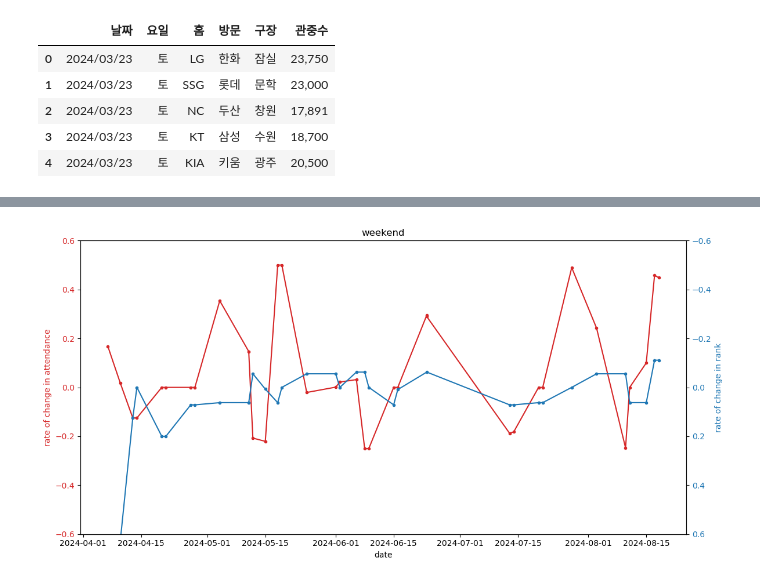
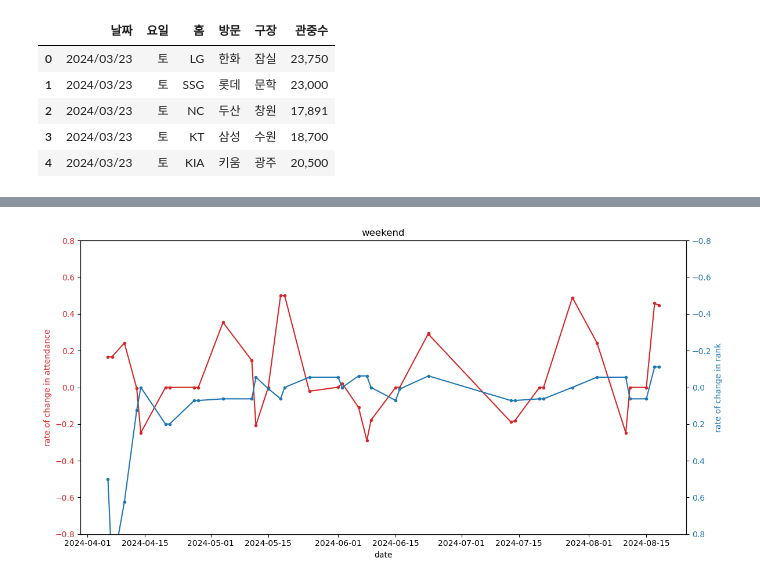
Before and after one commit to duddbs2002/team3, a Jupyter notebook: Youri/rollingwindow.ipynb, the cells around one changed output, grey strips where cells are left out. Saved outputs shown, nothing was run; the diff lists cells and outputs as text; code cells hidden in the pictures.

```diff
--- a/Youri/rollingwindow.ipynb
+++ b/Youri/rollingwindow.ipynb
@@ -132,3 +140,6 @@ hdata.set_index('일자', inplace=True) #다음 업데이트 오류
+# %%
+# 인덱스를 datetime 형식으로 변환
+hdata.index = pd.to_datetime(hdata.index, format='%Y.%m.%d')
 # %%
 # hdcc_week의 인덱스와 같은 인덱스를 가진 hdata 필터링
 filtered_hdata = hdata.loc[hdata.index.intersection(hdcc_week.index)]
@@ -166,6 +176,9 @@ hdcc_work['관중수 변화율'] = hdcc_work['변화율'].rolling(window=2).mean
 # %%
 # 변화율 계산
 filtered_hdata['변화율'] = filtered_hdata['순위'].pct_change()
+# %%
+# 롤링 윈도우 적용 (예: 7일 롤링 윈도우)
+hdcc_week['관중수 변화율'] = hdcc_week['변화율'].rolling(window=2).mean()
 # %%
 # 롤링 윈도우 적용 (예: 7일 롤링 윈도우)
 filtered_hdata['롤링 변화율'] = filtered_hdata['변화율'].rolling(window=2).mean()
@@ -176,34 +222,34 @@ hdcc_week = hdcc_week.sort_index()
 
 # 결측치가 있는지 확인하고 제거
 filtered_hdata = filtered_hdata.dropna(subset=['롤링 변화율'])
-hdcc_week = hdcc_week.dropna(subset=['관중수 변화율'])
+hdcc_work = hdcc_week.dropna(subset=['관중수 변화율'])
 
 # 시각화
 fig, ax1 = plt.subplots(figsize=(12, 6))
 
 # 첫 번째 Y축: 관중수 변화율 데이터
 color = 'tab:red'
 ax1.set_xlabel('date')
 ax1.set_ylabel('rate of change in attendance', color=color)
 ax1.plot(hdcc_week.index, hdcc_week['관중수 변화율'], marker='o', linestyle='-', color=color, markersize=3, label='hdcc_week')
 ax1.tick_params(axis='y', labelcolor=color)
-ax1.set_ylim(-0.6, 0.6)
+ax1.set_ylim(-0.8, 0.8)
 
 # 두 번째 Y축: 순위 변화율 데이터
 ax2 = ax1.twinx()  # 공유된 x축을 가진 새로운 Y축 생성
 color = 'tab:blue'
 ax2.set_ylabel('rate of change in rank', color=color)
 ax2.plot(filtered_hdata.index, filtered_hdata['롤링 변화율'], marker='o', linestyle='-', color=color, markersize=3, label='hdata 순위 변화율')
 ax2.tick_params(axis='y', labelcolor=color)
-ax2.set_ylim(-0.6, 0.6)
+ax2.set_ylim(-0.8, 0.8)
 ax2.invert_yaxis()  # 순위 데이터의 Y축을 뒤집음
 
 
 # 제목과 레이블 설정
 plt.title('weekend')
 fig.tight_layout()  # 레이아웃 조정
 
 # 그래프 출력
 plt.show()
 # %% [output]
-[figure, old version]
+[figure, new version]
```
Also changed, not shown: parts of 15 cells of this notebook.
